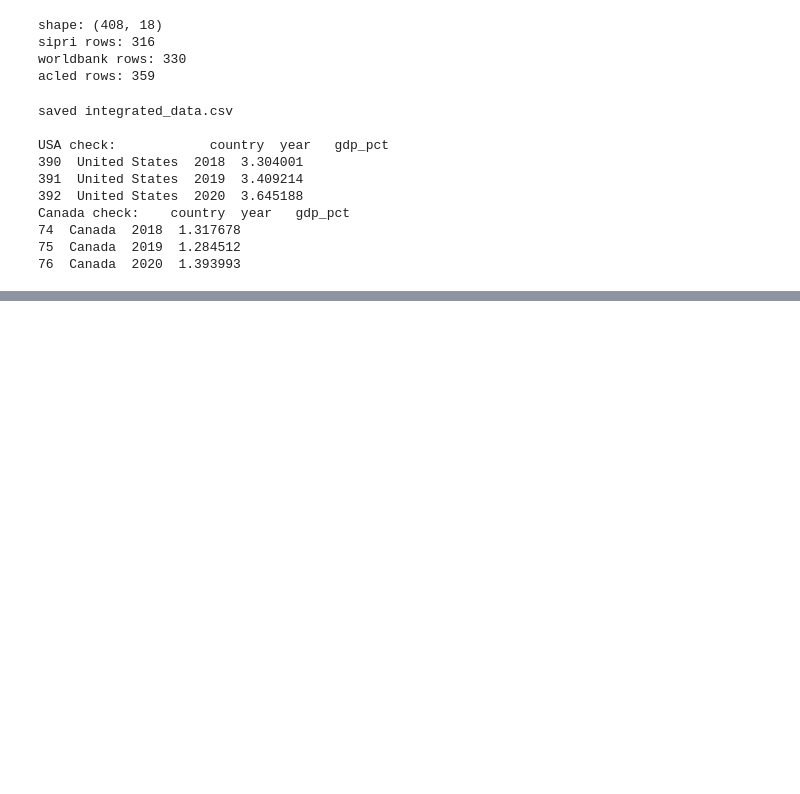
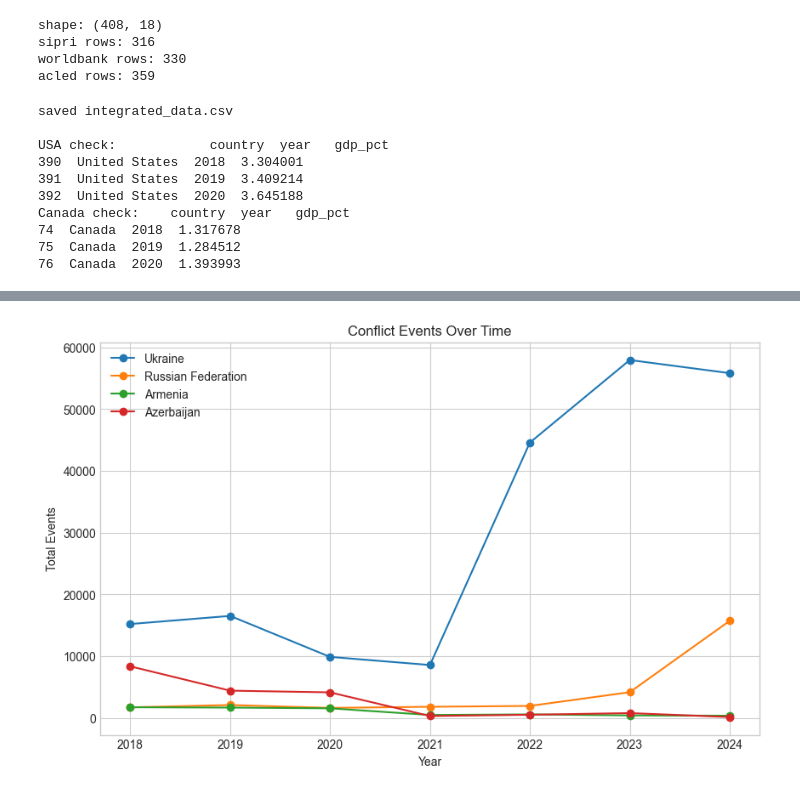
Before and after one commit to S1attaro/Fighting-Illini, a Jupyter notebook: Cleaned+Merged.ipynb, the cells around one changed output, grey strips where cells are left out. Cells and saved outputs as stored; diff of their text form; code cells hidden in the pictures; blank space fills up the shorter version.

```diff
--- a/Cleaned+Merged.ipynb
+++ b/Cleaned+Merged.ipynb
@@ -474,0 +506,18 @@ df[df["country"] == "Ukraine"][
+# %%
+countries = ["Ukraine", "Russian Federation", "Armenia", "Azerbaijan"]
+
+plt.figure(figsize=(10,6))
+
+for c in countries:
+    sub = df[df["country"] == c]
+    plt.plot(sub["year"], sub["total_events"], marker="o", label=c)
+
+plt.title("Conflict Events Over Time")
+plt.xlabel("Year")
+plt.ylabel("Total Events")
+plt.legend()
+
+plt.savefig(FIG_DIR / "multi_country_conflict_trends.png")
+plt.show()
+# %% [output]
+[figure, added]
```
Also changed, not shown: parts of 15 cells of this notebook, 9 other files.
